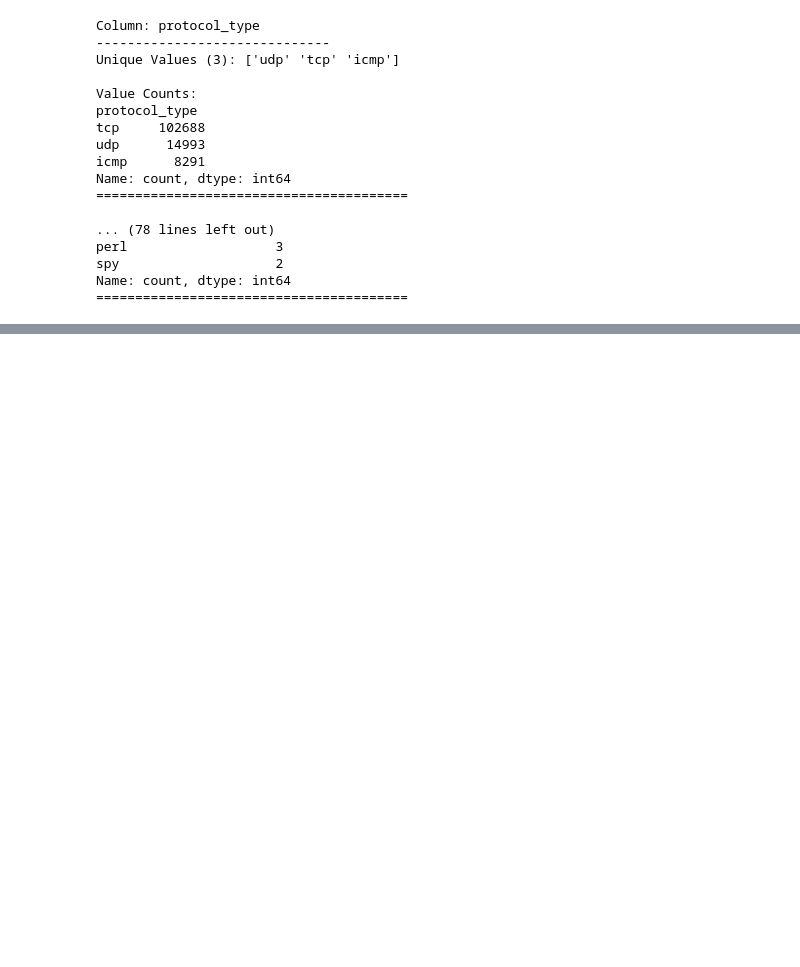
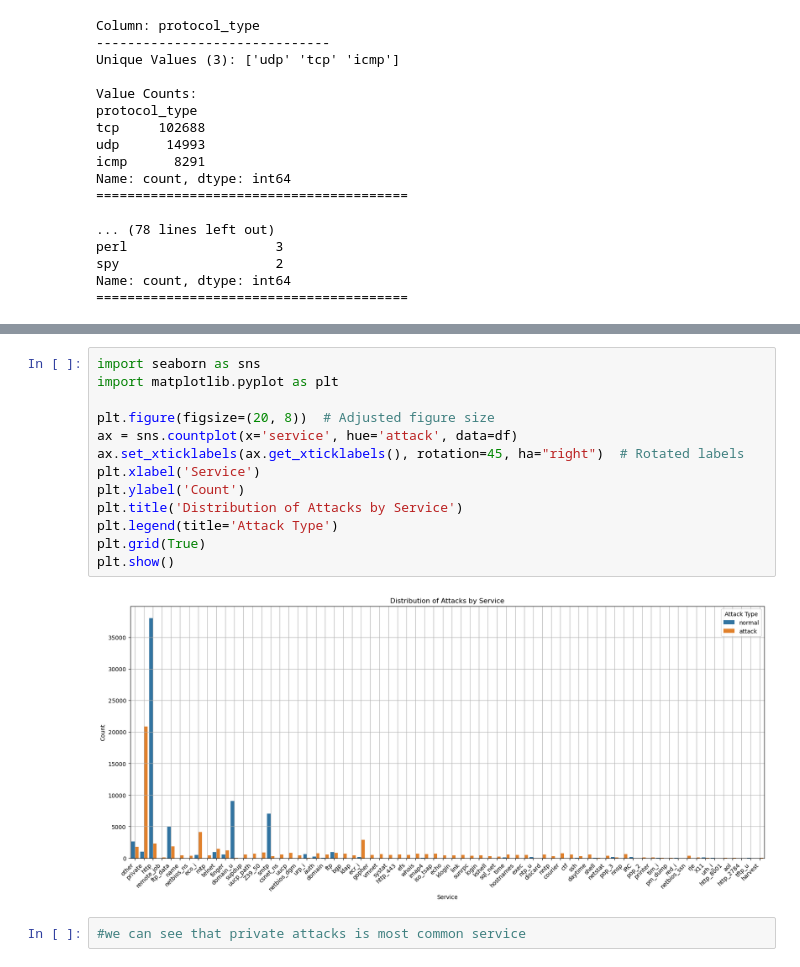
Before and after one commit to m-vp/Network-Intrusion-Detection, a Jupyter notebook: model.ipynb, the cells around one changed output, grey strips where cells are left out. Cells and saved outputs as stored; diff of their text form; blank space fills up the shorter version.

```diff
--- a/model.ipynb
+++ b/model.ipynb
@@ -168,0 +230,17 @@ Name: count, dtype: int64
+# %%
+import seaborn as sns
+import matplotlib.pyplot as plt
+
+plt.figure(figsize=(20, 8))  # Adjusted figure size
+ax = sns.countplot(x='service', hue='attack', data=df)
+ax.set_xticklabels(ax.get_xticklabels(), rotation=45, ha="right")  # Rotated labels
+plt.xlabel('Service')
+plt.ylabel('Count')
+plt.title('Distribution of Attacks by Service')
+plt.legend(title='Attack Type')
+plt.grid(True)
+plt.show()
+# %% [output]
+[figure, added]
+# %%
+#we can see that private attacks is most common service
```
Also changed, not shown: parts of 25 cells of this notebook.
